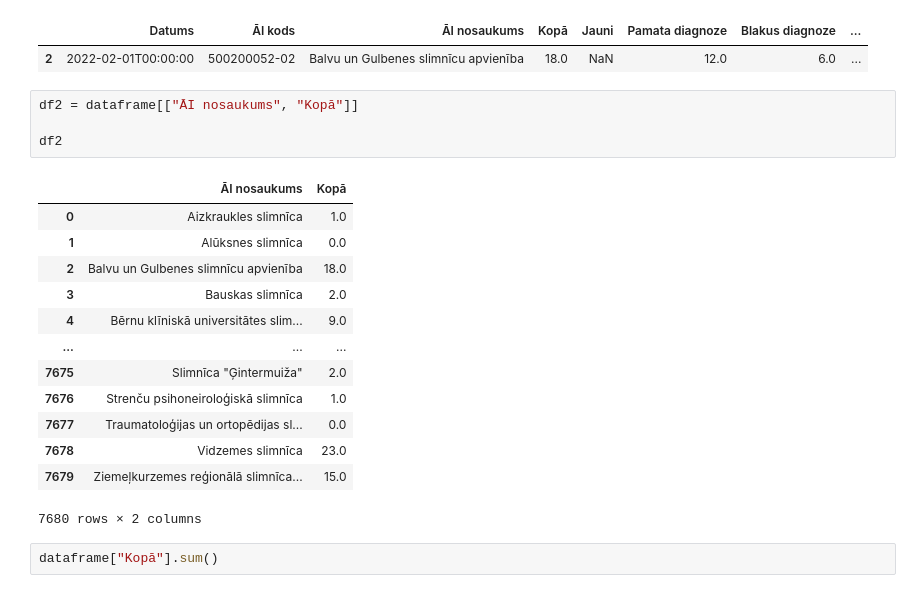
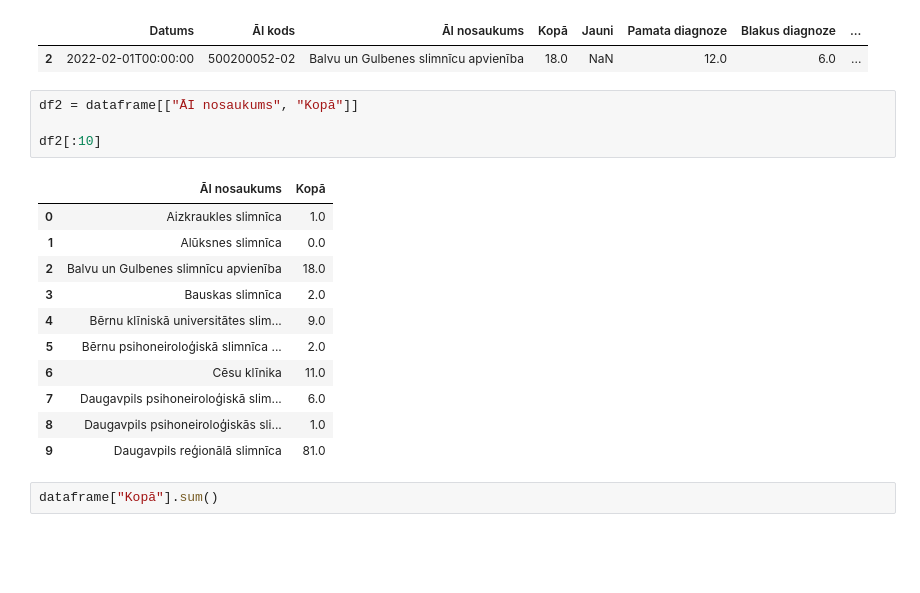
Before and after one commit to CaptSolo/LU_GeoPython_2022, a Jupyter notebook: notebooks/06 - Strings, File Input and Output.ipynb, the cells around one changed output. Cells and saved outputs as stored; diff of their text form; blank space fills up the shorter version.

```diff
--- a/notebooks/06 - Strings, File Input and Output.ipynb
+++ b/notebooks/06 - Strings, File Input and Output.ipynb
@@ -577,21 +575,19 @@ dataframe[2:3]
 # %%
 df2 = dataframe[["ĀI nosaukums", "Kopā"]]
 
-df2
+df2[:10]
 # %% [output]
 |  | ĀI nosaukums | Kopā |
 | 0 | Aizkraukles slimnīca | 1.0 |
 | 1 | Alūksnes slimnīca | 0.0 |
 | 2 | Balvu un Gulbenes slimnīcu apvienība | 18.0 |
 | 3 | Bauskas slimnīca | 2.0 |
 | 4 | Bērnu klīniskā universitātes slim... | 9.0 |
-| ... | ... | ... |
-| 7675 | Slimnīca "Ģintermuiža" | 2.0 |
-| 7676 | Strenču psihoneiroloģiskā slimnīca | 1.0 |
-| 7677 | Traumatoloģijas un ortopēdijas sl... | 0.0 |
-| 7678 | Vidzemes slimnīca | 23.0 |
-| 7679 | Ziemeļkurzemes reģionālā slimnīca... | 15.0 |
+| 5 | Bērnu psihoneiroloģiskā slimnīca ... | 2.0 |
+| 6 | Cēsu klīnika | 11.0 |
+| 7 | Daugavpils psihoneiroloģiskā slim... | 6.0 |
+| 8 | Daugavpils psihoneiroloģiskās sli... | 1.0 |
+| 9 | Daugavpils reģionālā slimnīca | 81.0 |
-7680 rows × 2 columns
 # %%
 dataframe["Kopā"].sum()
 # %% [output]
```
Also changed, not shown: parts of 2 cells of this notebook.
